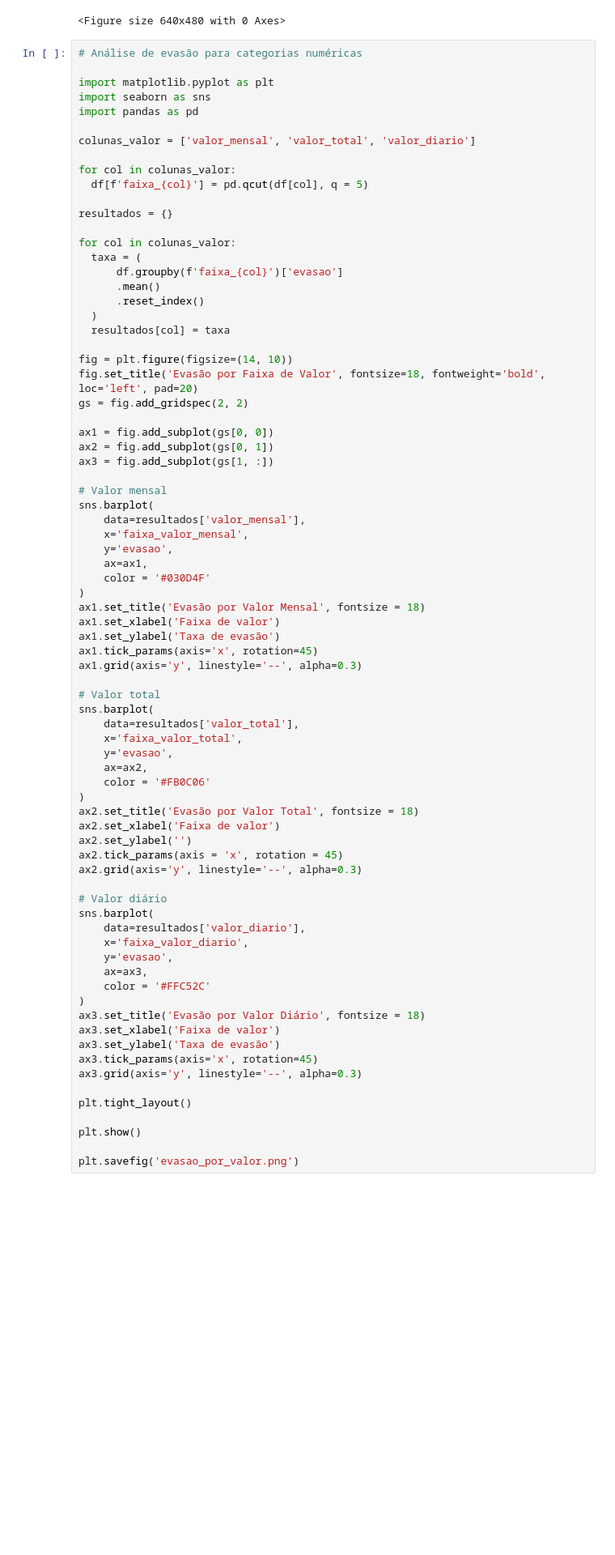
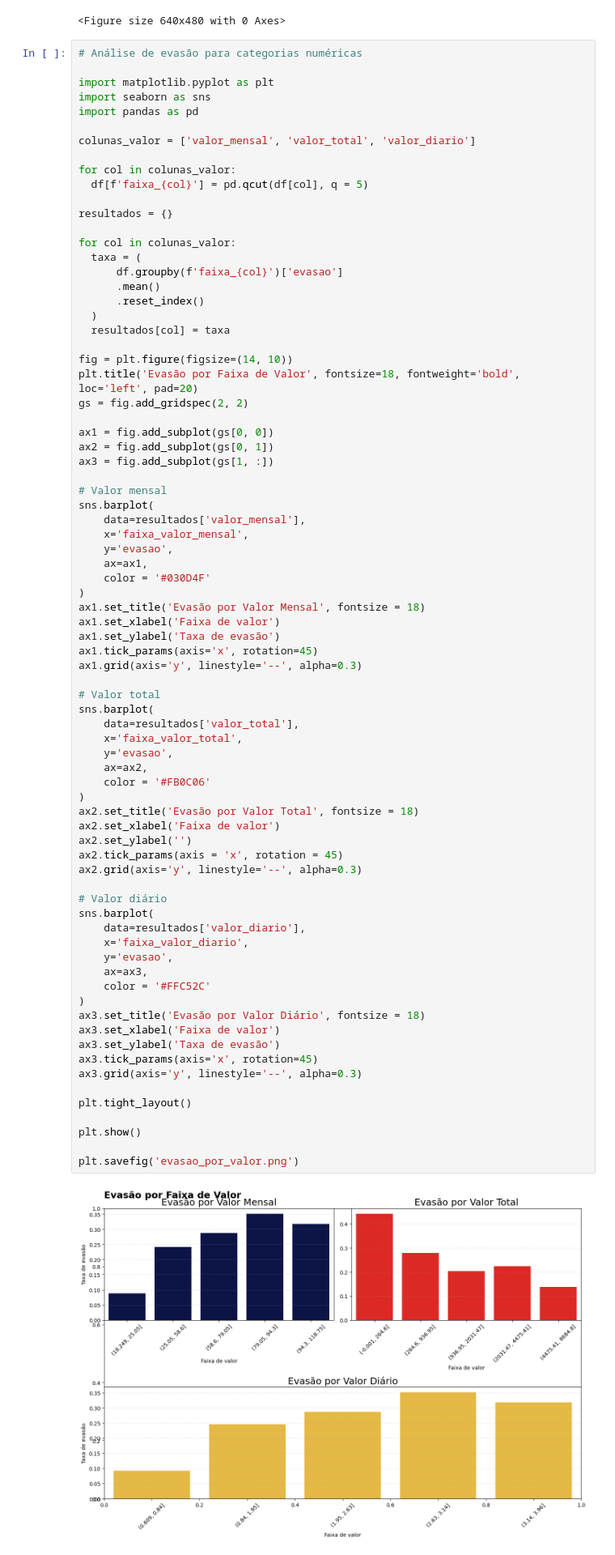
Before and after one commit to vitorlealluiz/TelecomX, a Jupyter notebook: TelecomX_BR.ipynb, the cells around one changed output. Shown at 81% size. Drawn from its saved outputs; the diff is of its cells as text; blank space fills up the shorter version.

```diff
--- a/TelecomX_BR.ipynb
+++ b/TelecomX_BR.ipynb
@@ -711,7 +711,7 @@ for col in colunas_valor:
   resultados[col] = taxa
 
 fig = plt.figure(figsize=(14, 10))
-fig.set_title('Evasão por Faixa de Valor', fontsize=18, fontweight='bold', loc='left', pad=20)
+plt.title('Evasão por Faixa de Valor', fontsize=18, fontweight='bold', loc='left', pad=20)
 gs = fig.add_gridspec(2, 2)
 
 ax1 = fig.add_subplot(gs[0, 0])
@@ -739,30 +739,31 @@ sns.barplot(
     y='evasao',
     ax=ax2,
     color = '#FB0C06'
 )
 ax2.set_title('Evasão por Valor Total', fontsize = 18)
 ax2.set_xlabel('Faixa de valor')
 ax2.set_ylabel('')
 ax2.tick_params(axis = 'x', rotation = 45)
 ax2.grid(axis='y', linestyle='--', alpha=0.3)
 
 # Valor diário
 sns.barplot(
     data=resultados['valor_diario'],
     x='faixa_valor_diario',
     y='evasao',
     ax=ax3,
     color = '#FFC52C'
 )
 ax3.set_title('Evasão por Valor Diário', fontsize = 18)
 ax3.set_xlabel('Faixa de valor')
 ax3.set_ylabel('Taxa de evasão')
 ax3.tick_params(axis='x', rotation=45)
 ax3.grid(axis='y', linestyle='--', alpha=0.3)
 
 plt.tight_layout()
 
 plt.show()
 
 plt.savefig('evasao_por_valor.png')
 # %% [output]
+[figure, added]
```
Also changed, not shown: parts of 1 cell of this notebook.
